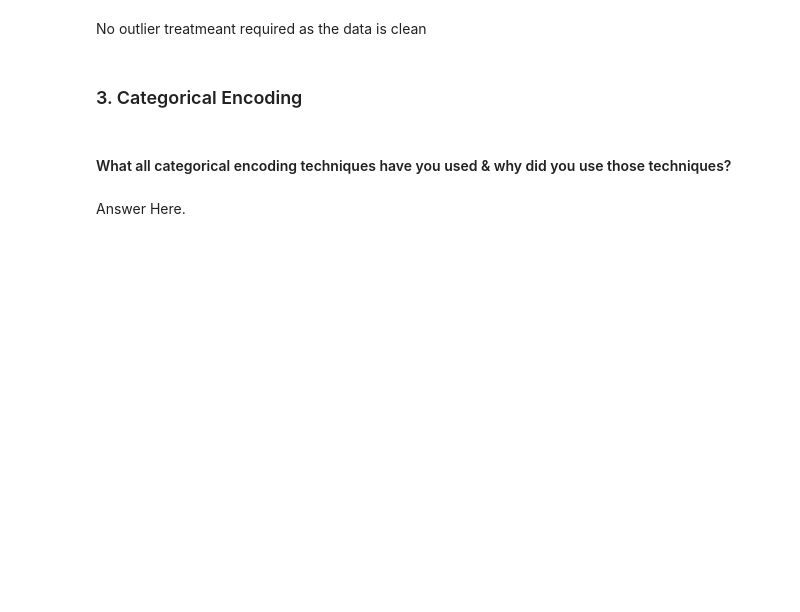
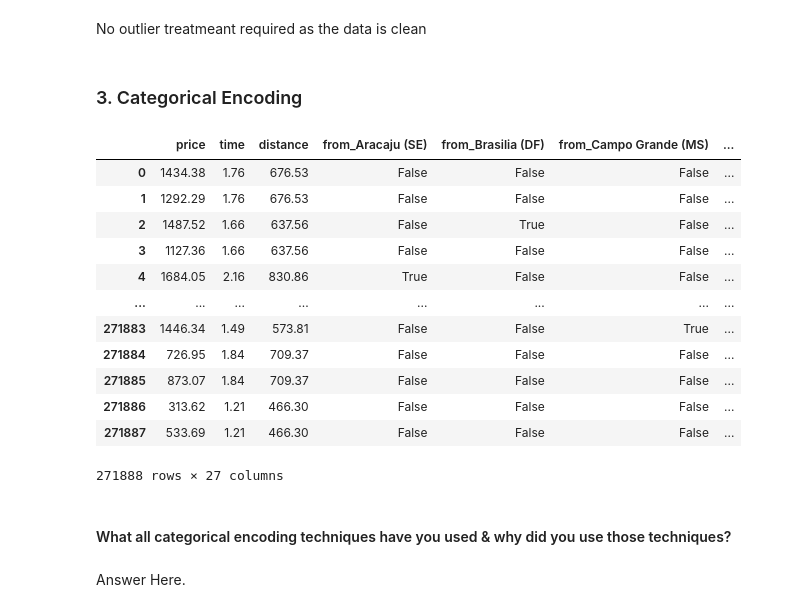
Before and after one commit to amol004/Voyage-Analytics-Integrating-MLOps-in-Travel, a Jupyter notebook: Capstone_Project_Productionization_of_ML_Systems.ipynb, the cells around one changed output. Saved outputs shown, nothing was run; the diff lists cells and outputs as text; code cells hidden in the pictures; blank space fills up the shorter version.

```diff
--- a/Capstone_Project_Productionization_of_ML_Systems.ipynb
+++ b/Capstone_Project_Productionization_of_ML_Systems.ipynb
@@ -1099,3 +1097,26 @@ No outlier treatmeant required as the data is clean
+# %%
+# Encode your categorical columns
+flight_users['flightType'] = flight_users['flightType'].replace({'economic': 0, 'premium': 1, 'firstClass':3})
+
+
+# Converting categorical variables to dummy variables using one hot encoding
+flight_users_encoded = pd.get_dummies(flight_users, columns=['from', 'to', 'flightType', 'agency'])
+# %%
+flight_users_encoded
+# %% [output]
+|  | price | time | distance | from_Aracaju (SE) | from_Brasilia (DF) | from_Campo Grande (MS) | ... |
+| 0 | 1434.38 | 1.76 | 676.53 | False | False | False | ... |
+| 1 | 1292.29 | 1.76 | 676.53 | False | False | False | ... |
+| 2 | 1487.52 | 1.66 | 637.56 | False | True | False | ... |
+| 3 | 1127.36 | 1.66 | 637.56 | False | False | False | ... |
+| 4 | 1684.05 | 2.16 | 830.86 | True | False | False | ... |
+| ... | ... | ... | ... | ... | ... | ... | ... |
+| 271883 | 1446.34 | 1.49 | 573.81 | False | False | True | ... |
+| 271884 | 726.95 | 1.84 | 709.37 | False | False | False | ... |
+| 271885 | 873.07 | 1.84 | 709.37 | False | False | False | ... |
+| 271886 | 313.62 | 1.21 | 466.30 | False | False | False | ... |
+| 271887 | 533.69 | 1.21 | 466.30 | False | False | False | ... |
+271888 rows × 27 columns
 # %% [markdown]
 #### What all categorical encoding techniques have you used & why did you use those techniques?
 # %% [markdown]
```
Also changed, not shown: parts of 1 cell of this notebook.
